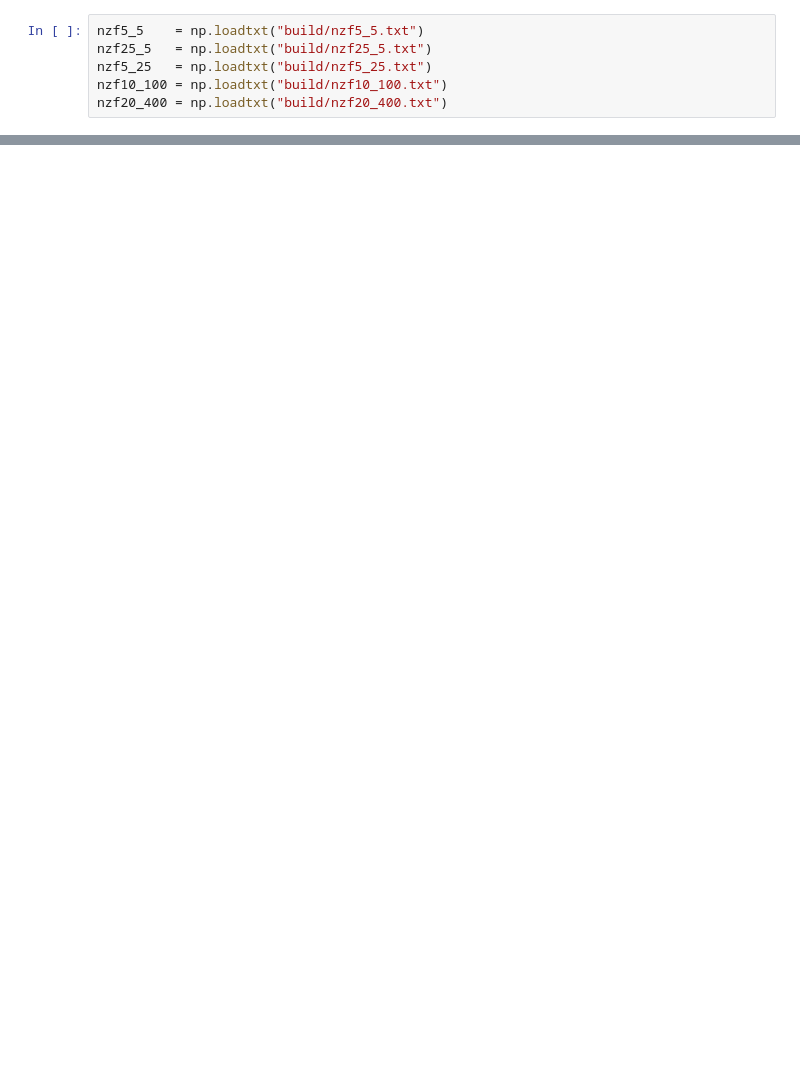
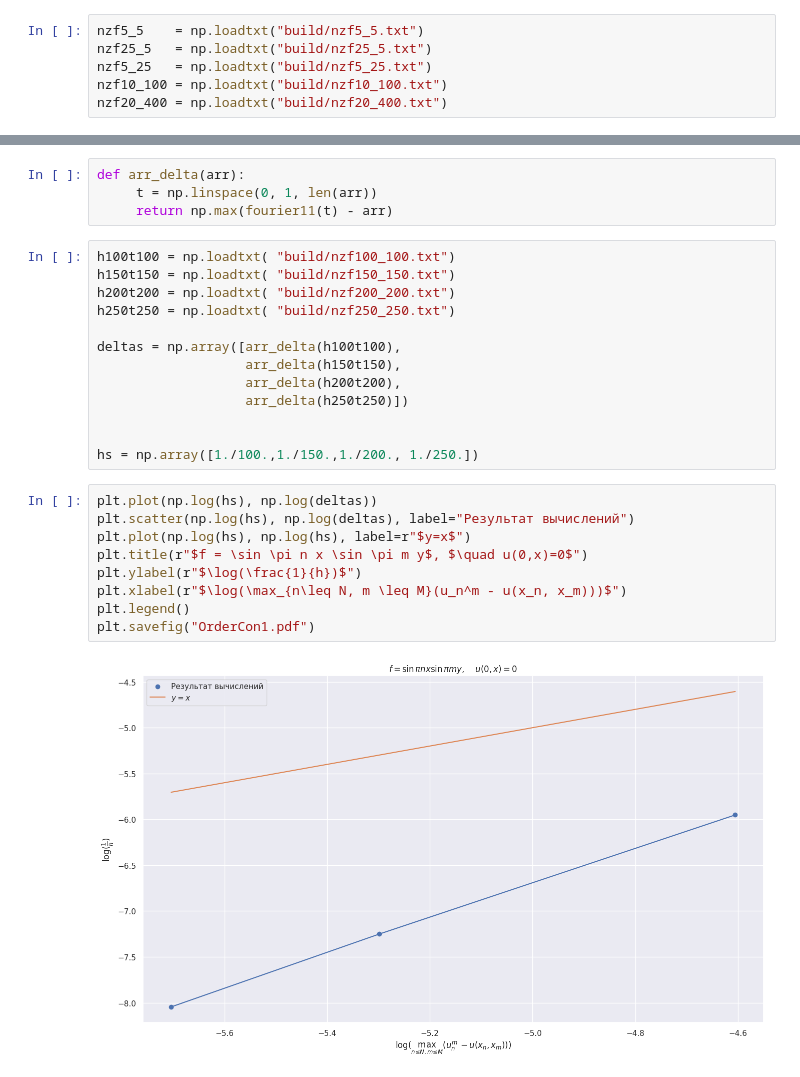
Before and after one commit to VsevolodZaostrovsky/NumericalMethods, a Jupyter notebook: PDE2d/Code/test_nzf.ipynb, the cells around one changed output, grey strips where cells are left out. Drawn from its saved outputs; the diff is of its cells as text; blank space fills up the shorter version.

```diff
--- a/PDE2d/Code/test_nzf.ipynb
+++ b/PDE2d/Code/test_nzf.ipynb
@@ -95,0 +37,28 @@ plt.plot()
+# %%
+def arr_delta(arr):
+     t = np.linspace(0, 1, len(arr))
+     return np.max(fourier11(t) - arr)
+# %%
+h100t100 = np.loadtxt( "build/nzf100_100.txt")
+h150t150 = np.loadtxt( "build/nzf150_150.txt")
+h200t200 = np.loadtxt( "build/nzf200_200.txt")
+h250t250 = np.loadtxt( "build/nzf250_250.txt")
+
+deltas = np.array([arr_delta(h100t100),
+                   arr_delta(h150t150),
+                   arr_delta(h200t200),
+                   arr_delta(h250t250)])
+
+
+hs = np.array([1./100.,1./150.,1./200., 1./250.])
+# %%
+plt.plot(np.log(hs), np.log(deltas))
+plt.scatter(np.log(hs), np.log(deltas), label="Результат вычислений")
+plt.plot(np.log(hs), np.log(hs), label=r"$y=x$")
+plt.title(r"$f = \sin \pi n x \sin \pi m y$, $\quad u(0,x)=0$")
+plt.ylabel(r"$\log(\frac{1}{h})$")
+plt.xlabel(r"$\log(\max_{n\leq N, m \leq M}(u_n^m - u(x_n, x_m)))$")
+plt.legend()
+plt.savefig("OrderCon1.pdf")
+# %% [output]
+[figure, added]
```
Also changed, not shown: parts of 15 cells of this notebook, 13 other files.
